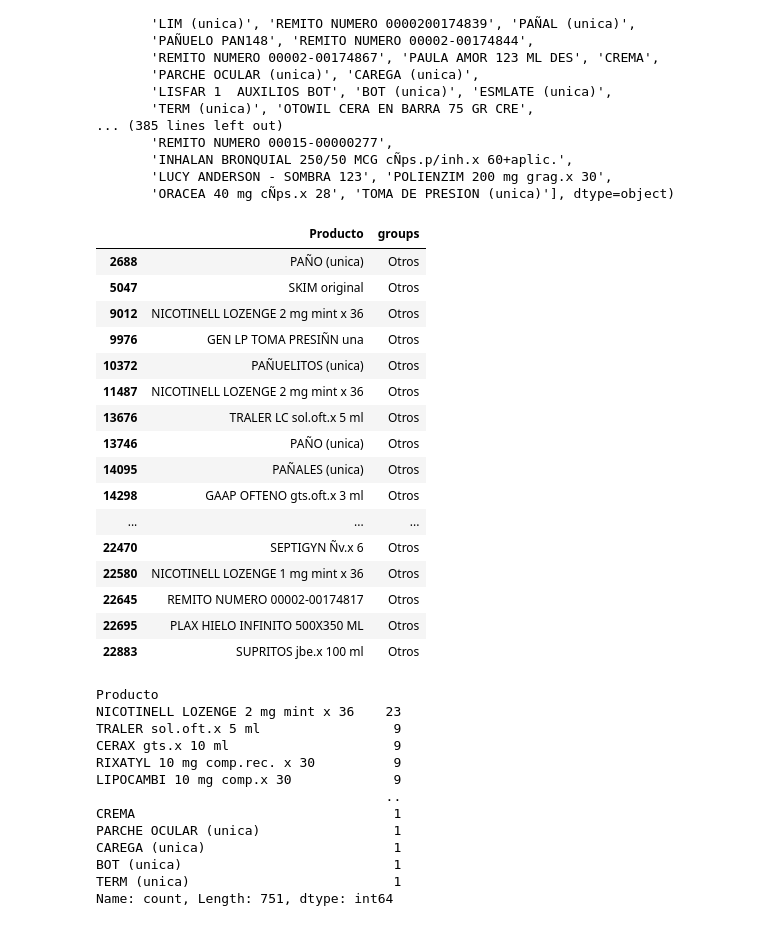
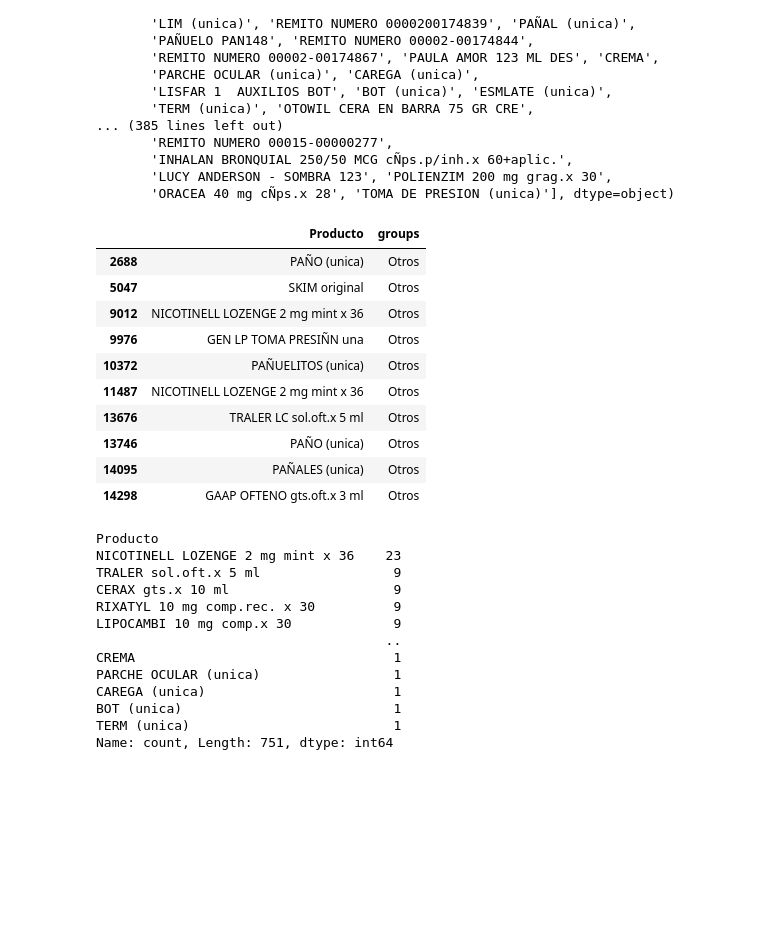
Before and after one commit to 4GeeksAcademy/sp-ml-20-final-project-g2, a Jupyter notebook: src/eda-ineta-01.ipynb, the cells around one changed output. Cells and saved outputs as stored; diff of their text form; code cells hidden in the pictures; blank space fills up the shorter version.

```diff
--- a/src/eda-ineta-01.ipynb
+++ b/src/eda-ineta-01.ipynb
@@ -991,25 +991,19 @@ array(['PAÑO (unica)', 'SKIM original',
        'LUCY ANDERSON - SOMBRA 123', 'POLIENZIM 200 mg grag.x 30',
        'ORACEA 40 mg cÑps.x 28', 'TOMA DE PRESION (unica)'], dtype=object)
 # %%
-df.loc[df['groups'] == 'Otros', ['Producto', 'groups']].head(60)
+df.loc[df['groups'] == 'Otros', ['Producto', 'groups']].head(10)
 # %% [output]
 |  | Producto | groups |
 | 2688 | PAÑO (unica) | Otros |
 | 5047 | SKIM original | Otros |
 | 9012 | NICOTINELL LOZENGE 2 mg mint x 36 | Otros |
 | 9976 | GEN LP TOMA PRESIÑN una | Otros |
 | 10372 | PAÑUELITOS (unica) | Otros |
 | 11487 | NICOTINELL LOZENGE 2 mg mint x 36 | Otros |
 | 13676 | TRALER LC sol.oft.x 5 ml | Otros |
 | 13746 | PAÑO (unica) | Otros |
 | 14095 | PAÑALES (unica) | Otros |
 | 14298 | GAAP OFTENO gts.oft.x 3 ml | Otros |
-| ... | ... | ... |
-| 22470 | SEPTIGYN Ñv.x 6 | Otros |
-| 22580 | NICOTINELL LOZENGE 1 mg mint x 36 | Otros |
-| 22645 | REMITO NUMERO 00002-00174817 | Otros |
-| 22695 | PLAX HIELO INFINITO 500X350 ML | Otros |
-| 22883 | SUPRITOS jbe.x 100 ml | Otros |
 # %%
 df[df['groups'] == 'Otros']['Producto'].value_counts()
 # %% [output]
```
Also changed, not shown: parts of 16 cells of this notebook.
